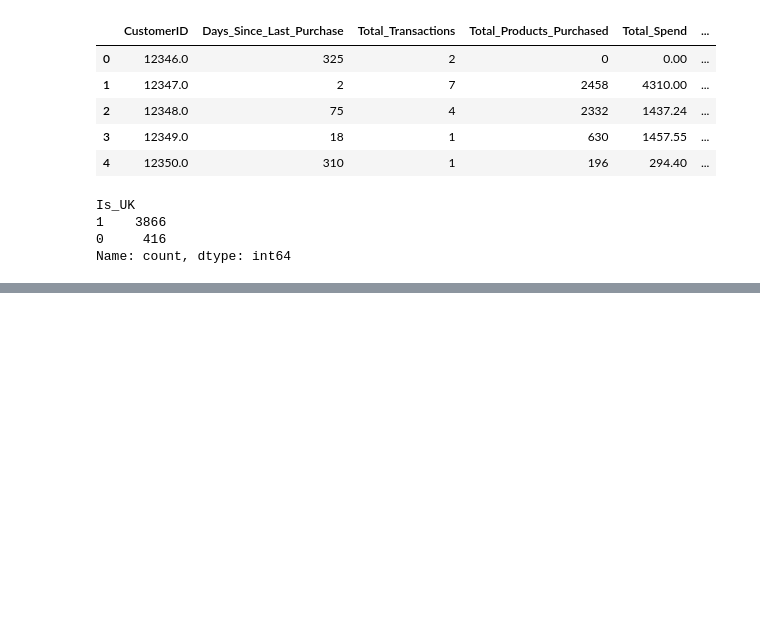
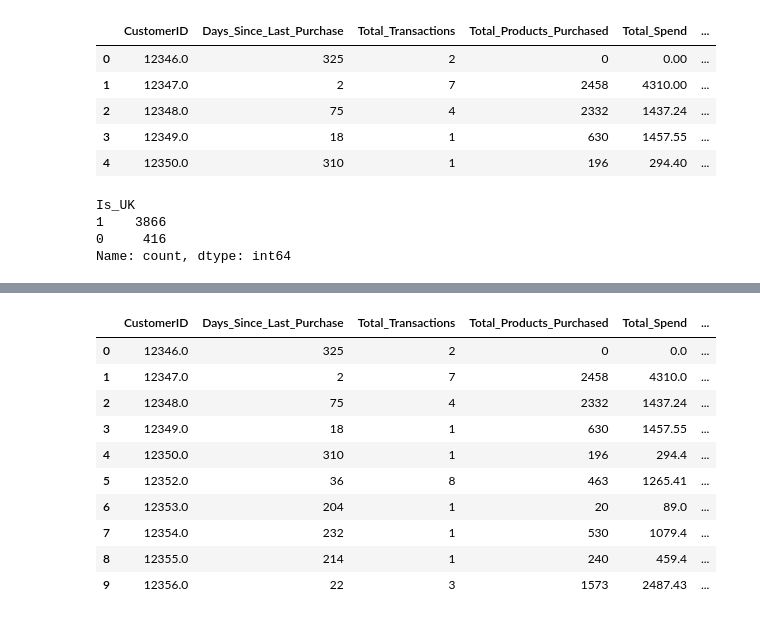
Before and after one commit to AMIdrissi/Recommendation-System, a Jupyter notebook: recommendationSystem.ipynb, the cells around one changed output, grey strips where cells are left out. Cells and saved outputs as stored; diff of their text form; code cells hidden in the pictures; blank space fills up the shorter version.

```diff
--- a/recommendationSystem.ipynb
+++ b/recommendationSystem.ipynb
@@ -790,0 +799,20 @@ Name: count, dtype: int64
+# %%
+# Calculate the total number of transactions made by each customer
+total_transactions = df.groupby('CustomerID')['InvoiceNo'].nunique().reset_index()
+
+# Calculate the number of cancelled transactions for each customer
+cancelled_transactions = df[df['Transaction_Status'] == 'Cancelled']
+cancellation_frequency = cancelled_transactions.groupby('CustomerID')['InvoiceNo'].nunique().reset_index()
+cancellation_frequency.rename(columns={'InvoiceNo': 'Cancellation_Frequency'}, inplace=True)
+
+# Merge the Cancellation Frequency data into the customer_data dataframe
+customer_data = pd.merge(customer_data, cancellation_frequency, on='CustomerID', how='left')
+
+# Replace NaN values with 0 (for customers who have not cancelled any transaction)
+customer_data['Cancellation_Frequency'].fillna(0, inplace=True)
+
+# Calculate the Cancellation Rate
+customer_data['Cancellation_Rate'] = customer_data['Cancellation_Frequency'] / total_transactions['InvoiceNo']
+
+# Display the first few rows of the customer_data dataframe
+customer_data.head()
@@ -790,0 +896,21 @@ Name: count, dtype: int64
+# %%
+# changed customerID type to string since it's not originally meant to be a type number
+customer_data['CustomerID'] = customer_data['CustomerID'].astype(str)
+
+# Convert data types of columns to optimal types
+customer_data = customer_data.convert_dtypes()
+
+# seeing if everything is good
+customer_data.head(10)
+# %% [output]
+|  | CustomerID | Days_Since_Last_Purchase | Total_Transactions | Total_Products_Purchased | Total_Spend | ... |
+| 0 | 12346.0 | 325 | 2 | 0 | 0.0 | ... |
+| 1 | 12347.0 | 2 | 7 | 2458 | 4310.0 | ... |
+| 2 | 12348.0 | 75 | 4 | 2332 | 1437.24 | ... |
+| 3 | 12349.0 | 18 | 1 | 630 | 1457.55 | ... |
+| 4 | 12350.0 | 310 | 1 | 196 | 294.4 | ... |
+| 5 | 12352.0 | 36 | 8 | 463 | 1265.41 | ... |
+| 6 | 12353.0 | 204 | 1 | 20 | 89.0 | ... |
+| 7 | 12354.0 | 232 | 1 | 530 | 1079.4 | ... |
+| 8 | 12355.0 | 214 | 1 | 240 | 459.4 | ... |
+| 9 | 12356.0 | 22 | 3 | 1573 | 2487.43 | ... |
```
Also changed, not shown: parts of 11 cells of this notebook.
